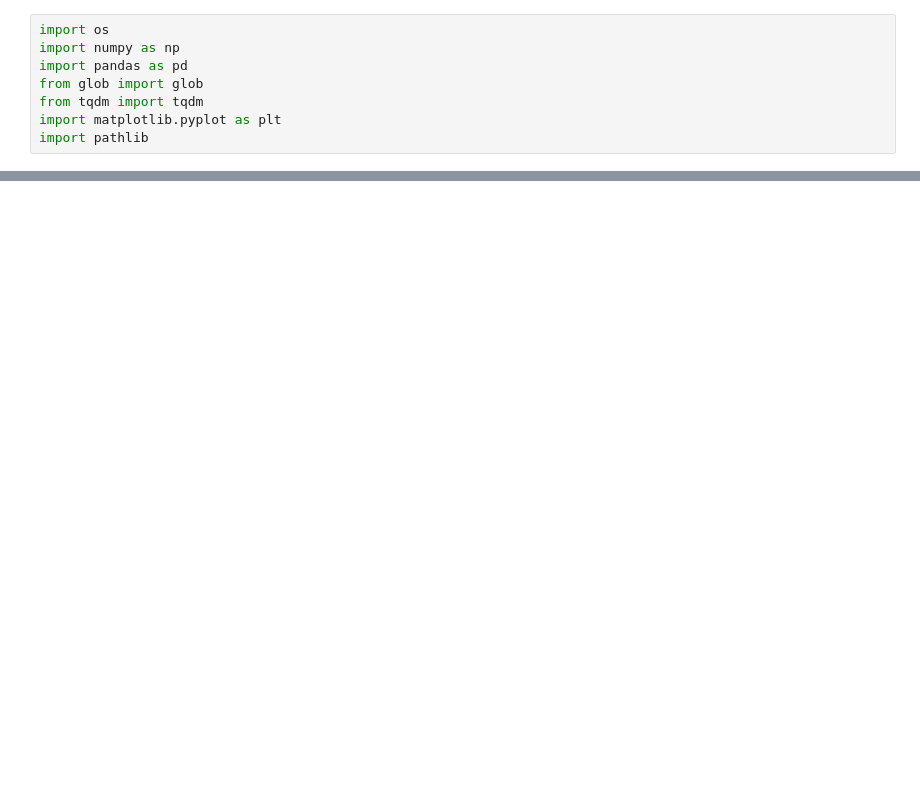
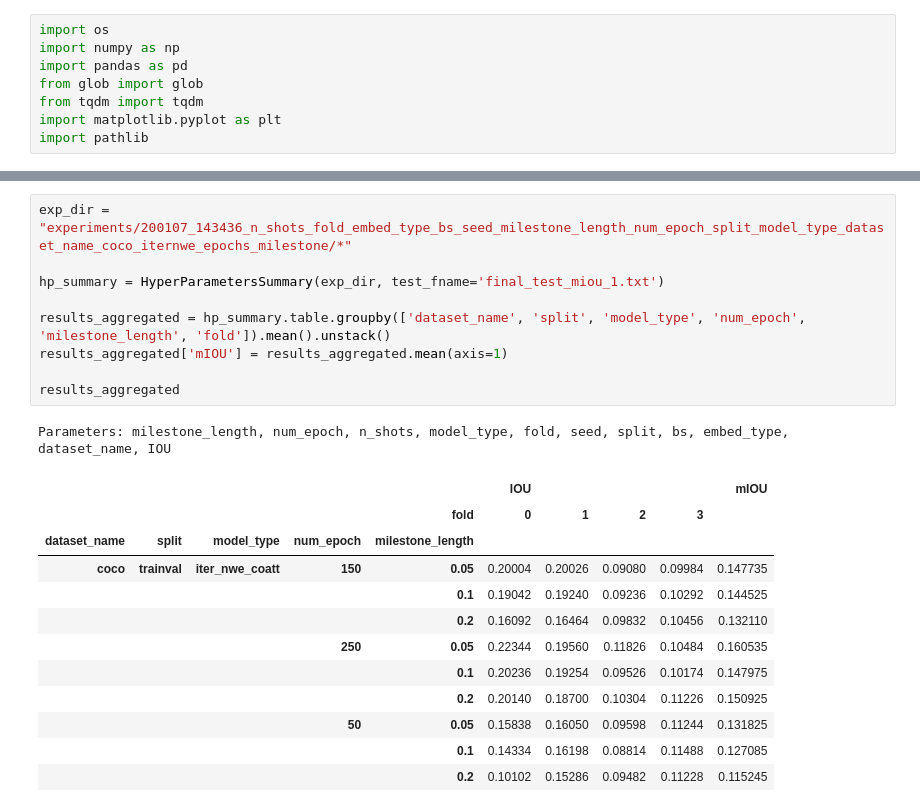
Before and after one commit to MSiam/fewshot_weakly_coatt, a Jupyter notebook: Results.ipynb, the cells around one changed output, grey strips where cells are left out. Cells and saved outputs as stored; diff of their text form; blank space fills up the shorter version.

```diff
--- a/Results.ipynb
+++ b/Results.ipynb
@@ -48 +62,24 @@ class HyperParametersSummary:
+# %%
+exp_dir = "experiments/200107_143436_n_shots_fold_embed_type_bs_seed_milestone_length_num_epoch_split_model_type_dataset_name_coco_iternwe_epochs_milestone/*"
+
+hp_summary = HyperParametersSummary(exp_dir, test_fname='final_test_miou_1.txt')
+
+results_aggregated = hp_summary.table.groupby(['dataset_name', 'split', 'model_type', 'num_epoch', 'milestone_length', 'fold']).mean().unstack()
+results_aggregated['mIOU'] = results_aggregated.mean(axis=1)
+
+results_aggregated
+# %% [output]
+Parameters: milestone_length, num_epoch, n_shots, model_type, fold, seed, split, bs, embed_type, dataset_name, IOU
+|  |  |  |  |  | IOU |  |  |  | mIOU |
+|  |  |  |  | fold | 0 | 1 | 2 | 3 |  |
+| dataset_name | split | model_type | num_epoch | milestone_length |  |  |  |  |  |
+| coco | trainval | iter_nwe_coatt | 150 | 0.05 | 0.20004 | 0.20026 | 0.09080 | 0.09984 | 0.147735 |
+|  |  |  |  | 0.1 | 0.19042 | 0.19240 | 0.09236 | 0.10292 | 0.144525 |
+|  |  |  |  | 0.2 | 0.16092 | 0.16464 | 0.09832 | 0.10456 | 0.132110 |
+|  |  |  | 250 | 0.05 | 0.22344 | 0.19560 | 0.11826 | 0.10484 | 0.160535 |
+|  |  |  |  | 0.1 | 0.20236 | 0.19254 | 0.09526 | 0.10174 | 0.147975 |
+|  |  |  |  | 0.2 | 0.20140 | 0.18700 | 0.10304 | 0.11226 | 0.150925 |
+|  |  |  | 50 | 0.05 | 0.15838 | 0.16050 | 0.09598 | 0.11244 | 0.131825 |
+|  |  |  |  | 0.1 | 0.14334 | 0.16198 | 0.08814 | 0.11488 | 0.127085 |
+|  |  |  |  | 0.2 | 0.10102 | 0.15286 | 0.09482 | 0.11228 | 0.115245 |
 # %%
```
Also changed, not shown: parts of 14 cells of this notebook.
